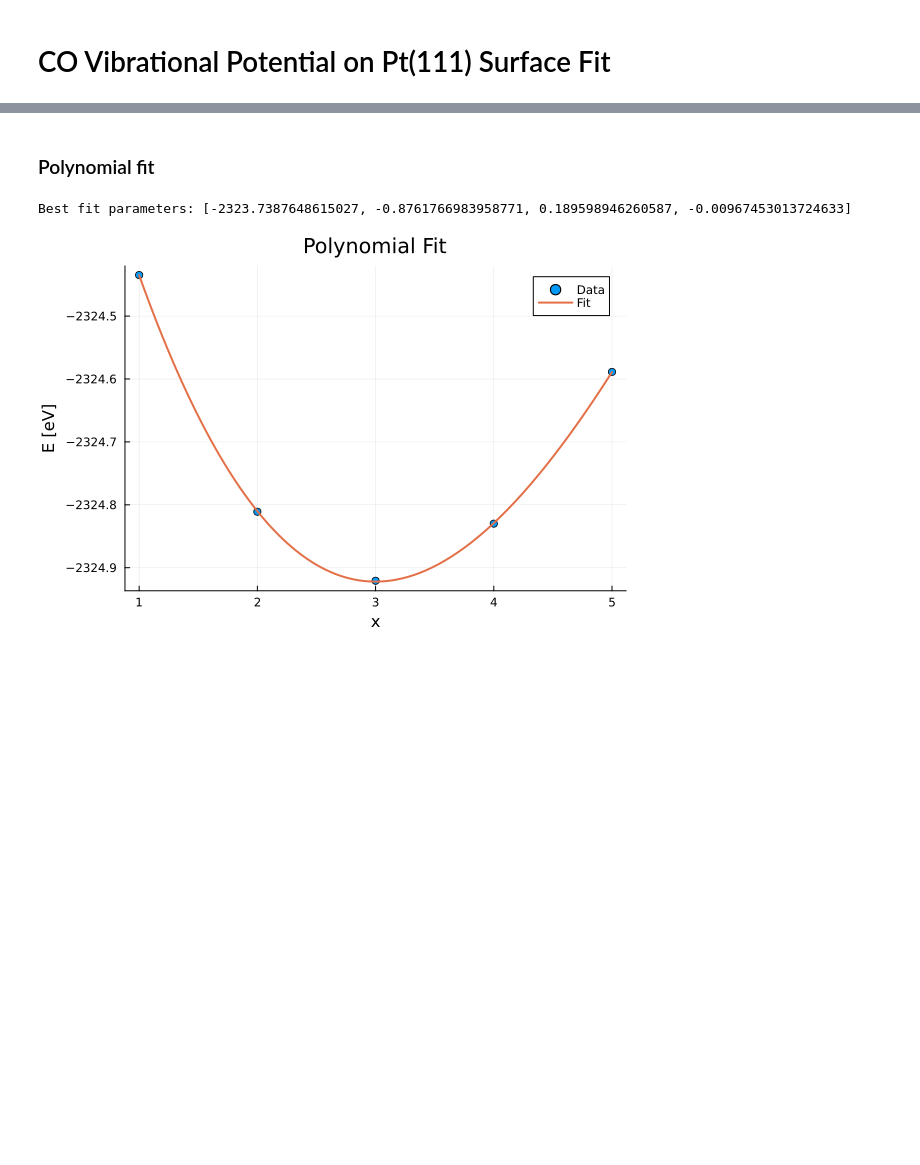
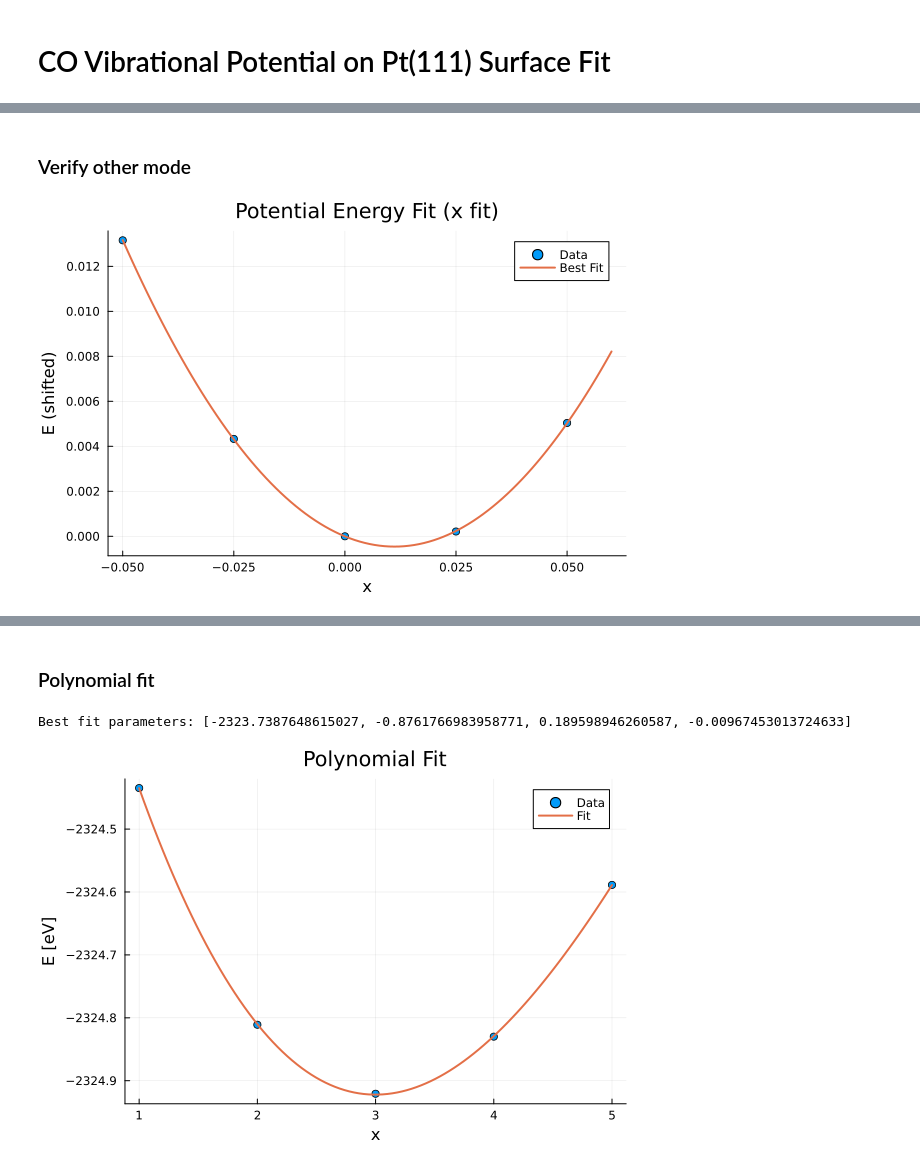
Before and after one commit to framere/SideProj, a Jupyter notebook: julia_test.ipynb, the cells around one changed output, grey strips where cells are left out. Drawn from its saved outputs; the diff is of its cells as text; code cells hidden in the pictures; blank space fills up the shorter version.

```diff
--- a/julia_test.ipynb
+++ b/julia_test.ipynb
@@ -10,8 +10,13 @@ using Statistics
 # %%
 # read the data from potential_data
 data = readdlm("potential_data", skipstart=1)
+test_data = readdlm("test.txt", skipstart=1)
 
 x = data[:, 1]
 E = data[:, 2]
 E_min = minimum(E)
+
+x_test = test_data[:, 1]
+E_test = test_data[:, 2]
+E_test_min = minimum(E_test)
 # %% [output]
@@ -40,0 +48,16 @@ Best fit parameters: [1.2431810198771838e-14, 114.27028459867618]
+# %% [markdown]
+### Verify other mode
+# %%
+E_test_shifted = E_test .- E_test_min
+
+model_squared(x,p) = p[1] .+ p[2] .* (x .- p[3]) .^2
+
+initial_params_squared = [0.0, 100.0, 0.0]
+fit_test = curve_fit(model_squared, x_test, E_test_shifted, initial_params_squared)
+fit_test_params = fit_test.param
+
+x_plot_test = range(minimum(x_test), stop=0.06, length=100)
+scatter(x_test, E_test_shifted, label="Data", xlabel="x", ylabel="E (shifted)", title="Potential Energy Fit (x fit)")
+plot!(x_plot_test, model_squared(x_plot_test, fit_test_params), label="Best Fit", linewidth=2)
+# %% [output]
+[figure, added]
```
Also changed, not shown: parts of 13 cells of this notebook, 1 other file.
